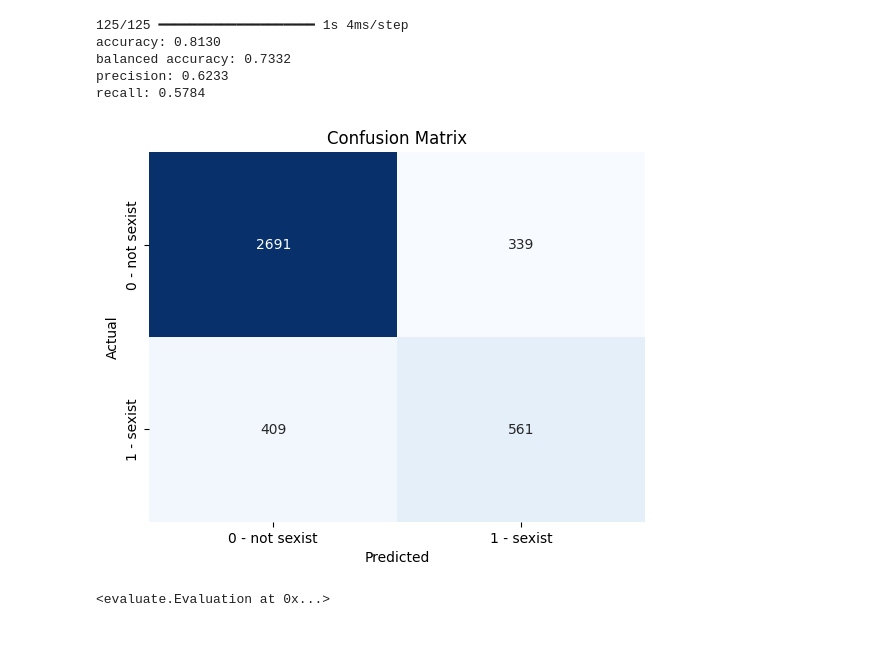
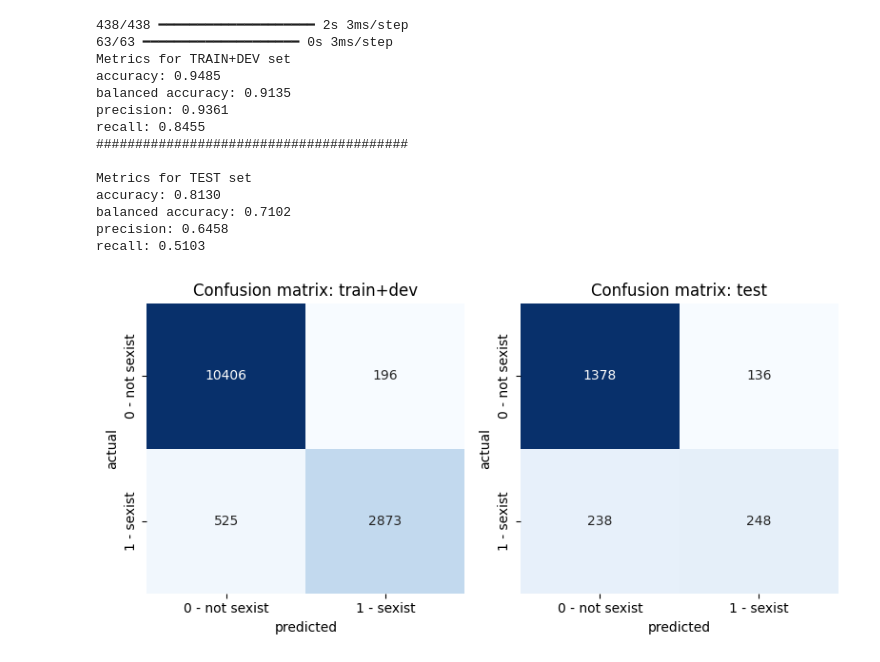
Before and after one commit to henrform/NLP_24W_VSHJ, a Jupyter notebook: milestone 2/rnn.ipynb, the cells around one changed output. Drawn from its saved outputs; the diff is of its cells as text; code cells hidden in the pictures.

```diff
--- a/milestone 2/rnn.ipynb
+++ b/milestone 2/rnn.ipynb
@@ -1,13 +0,0 @@
-# %%
-from io import open
-import conllu
-
-with open("../milestone 1/dev_sexism_dataset_conllu.conllu", encoding='ISO-8859-1') as f:
-    data = conllu.parse(f.read())
-
-X = []
-y = []
-
-for tokenlist in data:
-    y.append(tokenlist.metadata['label_sexist'])
-    X.append([token['form'] for token in tokenlist])
@@ -73,4 +66,5 @@ def run_rnn(X_train, y_train, X_dev, y_dev):
 # %%
-RNN, tokenizer = run_rnn(X_train, y_train, X_dev, y_dev)
+rnn = LSTM_Model()
+rnn.fit(X_train, y_train, X_dev, y_dev)
 # %% [output]
 Epoch 1/10
@@ -118,10 +90,19 @@ def evaluate_rnn(model, tokenizer, X_test, y_test):
-# %%
-evaluate_rnn(RNN, tokenizer, X_test, y_test)
-# %% [output]
-125/125 ━━━━━━━━━━━━━━━━━━━━ 1s 4ms/step
-accuracy: 0.8130
-balanced accuracy: 0.7332
-precision: 0.6233
-recall: 0.5784
-[figure, removed]
-<evaluate.Evaluation at 0x...>
+# %%
+eval_baseline = Evaluation(model=rnn)
+eval_baseline.evaluate(X_train, y_train, X_dev, y_dev, plot_confusion=True)
+# %% [output]
+438/438 ━━━━━━━━━━━━━━━━━━━━ 2s 3ms/step
+63/63 ━━━━━━━━━━━━━━━━━━━━ 0s 3ms/step
+Metrics for TRAIN+DEV set
+accuracy: 0.9485
+balanced accuracy: 0.9135
+precision: 0.9361
+recall: 0.8455
+########################################
+
+Metrics for TEST set
+accuracy: 0.8130
+balanced accuracy: 0.7102
+precision: 0.6458
+recall: 0.5103
+[figure, added]
```
Also changed, not shown: parts of 15 cells of this notebook, 2 other files.
